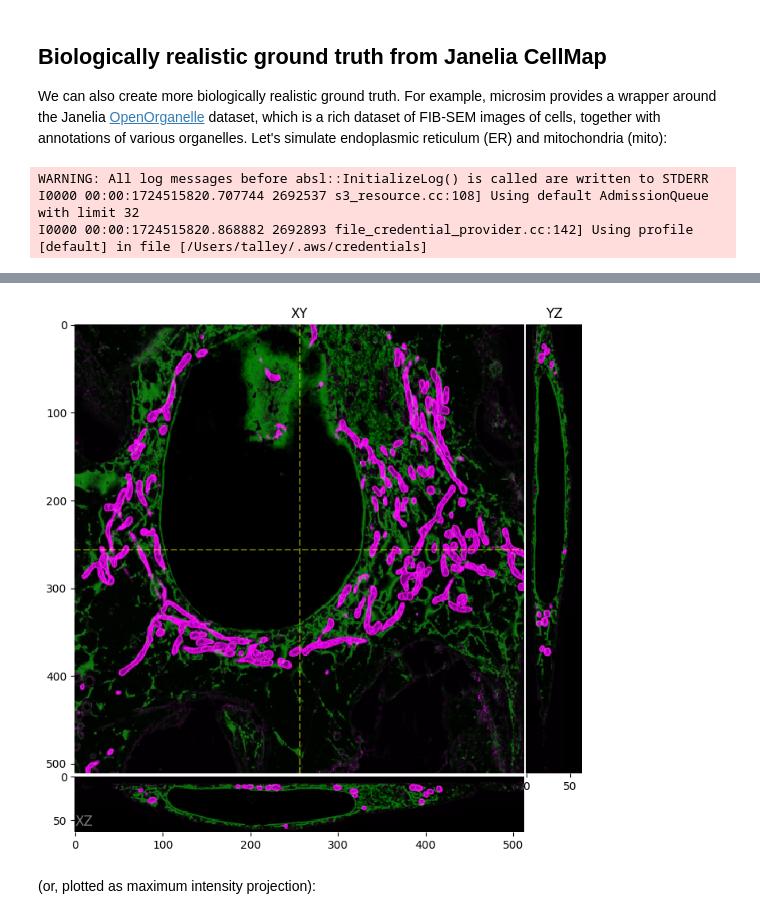
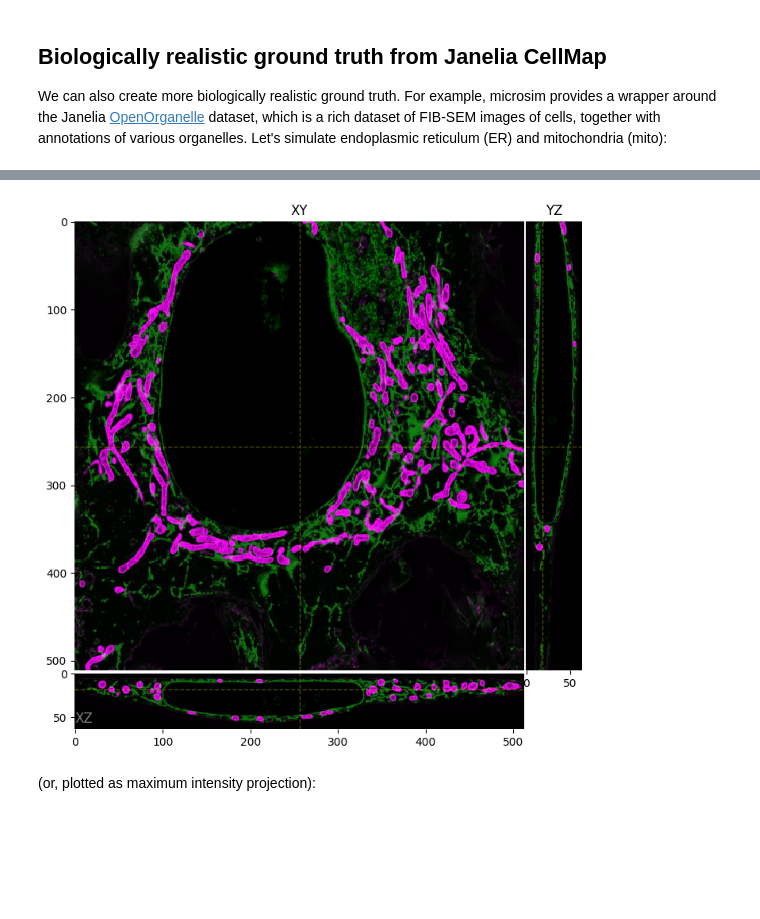
Before and after one commit to tlambert03/microsim, a Jupyter notebook: docs/guide.ipynb, the cells around one changed output, grey strips where cells are left out. Drawn from its saved outputs; the diff is of its cells as text; code cells hidden in the pictures; blank space fills up the shorter version.

```diff
--- a/docs/guide.ipynb
+++ b/docs/guide.ipynb
@@ -44,25 +47,22 @@ Let's simulate endoplasmic reticulum (ER) and mitochondria (mito):
 # %%
 from microsim import schema as ms
 
 sim = ms.Simulation(
     truth_space=ms.ShapeScaleSpace(
         shape=(64, 512, 512),
         scale=(0.064, 0.064, 0.064),
     ),
     # dataset & label names from https://openorganelle.janelia.org/datasets
     sample=[
         ms.CosemLabel(dataset="jrc_hela-3", label="er-mem_pred"),
         ms.CosemLabel(dataset="jrc_hela-3", label="mito-mem_pred"),
     ],
 )
 
-ortho_plot(sim.ground_truth())
+ortho_plot(sim.ground_truth(), z=18)
 # %% [output]
-WARNING: All log messages before absl::InitializeLog() is called are written to STDERR
-I0000 00:00:1724515820.707744 2692537 s3_resource.cc:108] Using default AdmissionQueue with limit 32
-I0000 00:00:1724515820.868882 2692893 file_credential_provider.cc:142] Using profile [default] in file [/Users/talley/.aws/credentials]
 [interactive output not drawn]
-[figure, old version]
+[figure, new version]
 # %% [markdown]
 (or, plotted as maximum intensity projection):
 # %%
```
Also changed, not shown: parts of 9 cells of this notebook, 1 other file.
